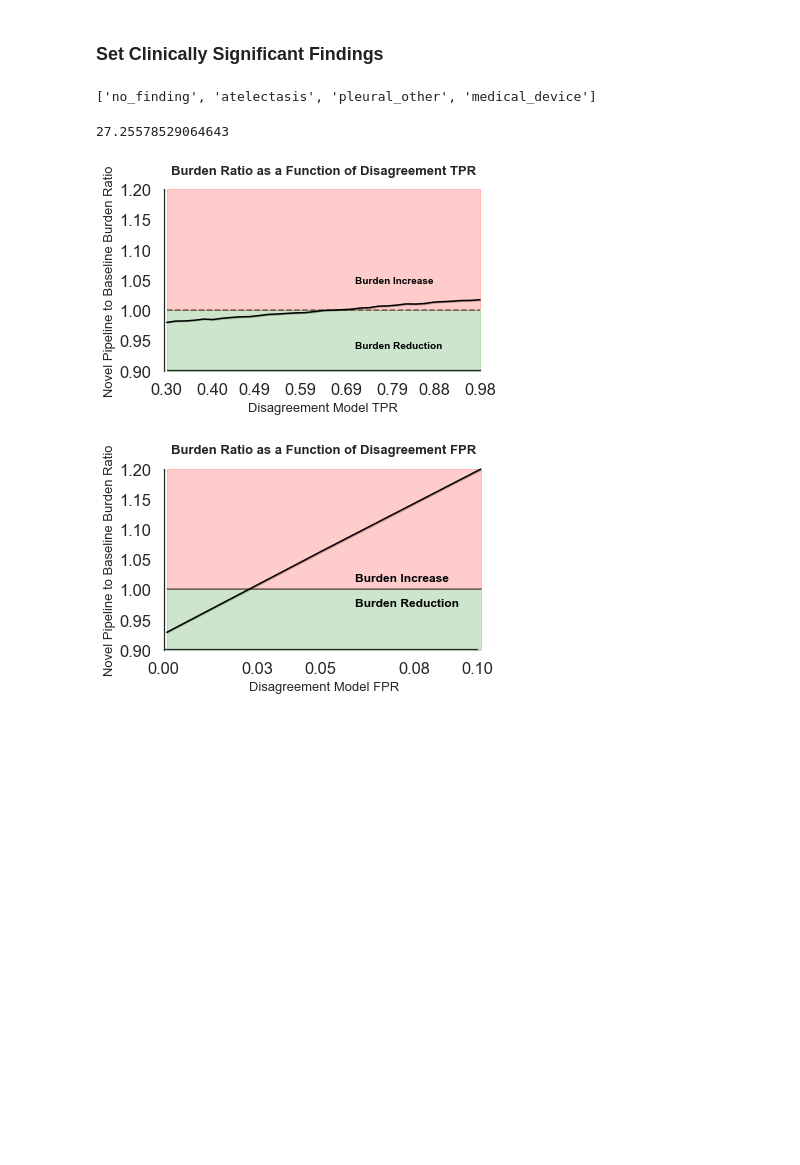
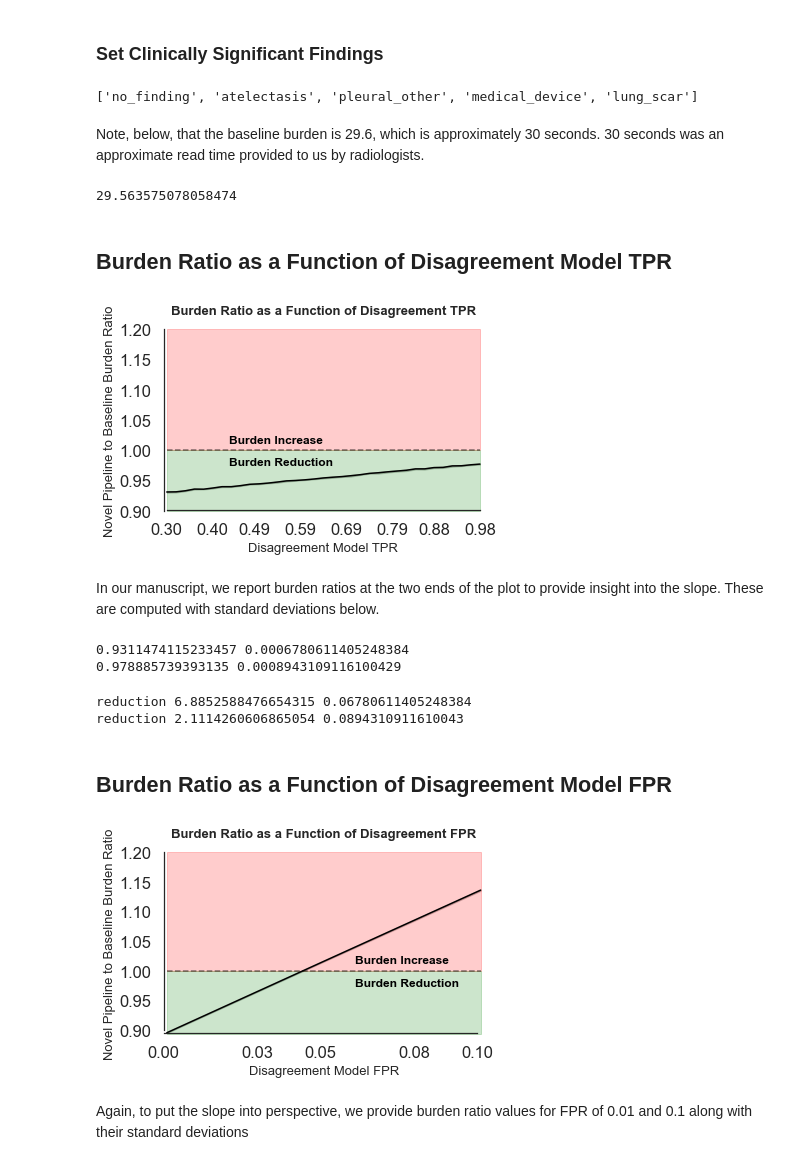
Before and after one commit to morgsmss7/RadAI_Usage, a Jupyter notebook: notebooks/Burden_Comparison_Demo.ipynb, the cells around one changed output. Drawn from its saved outputs; the diff is of its cells as text; code cells hidden in the pictures; blank space fills up the shorter version.

```diff
--- a/notebooks/Burden_Comparison_Demo.ipynb
+++ b/notebooks/Burden_Comparison_Demo.ipynb
@@ -31,17 +34,8 @@ drop = ['border',
          'pulmonary_scar',
          'lung_opacity',
          'airspace_opacity',
-         'other_findings']
-
-findings = []
-for i in list(data.columns):
-    if 'ai_' == i[0:3]:
-        add = True
-        for j in drop:
-            if j in i:
-                add=False
-        if add:
-            findings.append(i[3::])
+         'other_findings',
+         'enlarged_cardiomediastinum']
 # %% [markdown]
 ### Merge Eqiuvalent Findings
 # %%
@@ -53,12 +47,22 @@ data['ai_lung_scar'] = data[['ai_fibrosis', 'ai_pulmonary_scar']].max(axis=1)
 # %% [markdown]
 ### Set Clinically Significant Findings
 # %%
+findings = []
+for i in list(data.columns):
+    if 'ai_' == i[0:3]:
+        add = True
+        for j in drop:
+            if j in i:
+                add=False
+        if add:
+            findings.append(i[3::])
+
 sig_findings = [
     'cardiomegaly',
     'cavitation',
     'consolidation',
     'edema',
-    'enlarged_cardiomediastinum',
+    #'enlarged_cardiomediastinum',
     'fracture',
     'lung_lesion',
     'opacity',
@@ -74,20 +78,51 @@ sig_findings = [
 non_sig_findings = [i for i in findings if i not in sig_findings]
 non_sig_findings
 # %% [output]
-['no_finding', 'atelectasis', 'pleural_other', 'medical_device']
+['no_finding', 'atelectasis', 'pleural_other', 'medical_device', 'lung_scar']
+# %% [markdown]
+Note, below, that the baseline burden is 29.6, which is approximately 30 seconds. 30 seconds was an approximate read time provided to us by radiologists.
 # %%
 np.sum(np.array(utils.pipeline_comparison_by_leaf_base(data, findings, constants,weighted=True))*21)
 # %% [output]
-27.25578529064643
+29.563575078058474
+# %% [markdown]
+## Burden Ratio as a Function of Disagreement Model TPR
 # %%
-utils.plot_Disagreement_sim_TPR_line(data, FPR_d, P_sec_read, findings, sig_findings, constants,
+df_scores = utils.plot_Disagreement_sim_TPR_line(data, FPR_d, P_sec_read, findings, sig_findings, constants,
                                      TPR_ds = np.arange(0.3, 1, 0.02),
                                      text=True, n_trials = 10, save_fig = True)
 # %% [output]
-[figure, old version]
+[figure, new version]
+# %% [markdown]
+In our manuscript, we report burden ratios at the two ends of the plot to provide insight into the slope. These are computed with standard deviations below.
+# %%
+TPR_d_left = []
+for i in range(10):
+    TPR_d_left.append(utils.pipeline_comparison(data, 0.3, FPR_d, 0.05, findings, sig_findings, constants, print_it=False))
+TPR_d_left = np.asarray(TPR_d_left)
+print(TPR_d_left.mean(), TPR_d_left.std())
+
+TPR_d_right = []
+for i in range(10):
+    TPR_d_right.append(utils.pipeline_comparison(data, 1, FPR_d, 0.05, findings, sig_findings, constants, print_it=False))
+TPR_d_right = np.asarray(TPR_d_right)
+print(TPR_d_right.mean(), TPR_d_right.std())
+# %% [output]
+0.9311474115233457 0.0006780611405248384
+0.978885739393135 0.0008943109116100429
+# %%
+print('reduction', (1-TPR_d_left.mean())*100, TPR_d_left.std()*100)
+print('reduction', (1-TPR_d_right.mean())*100, TPR_d_right.std()*100)
+# %% [output]
+reduction 6.8852588476654315 0.06780611405248384
+reduction 2.1114260606865054 0.0894310911610043
+# %% [markdown]
+## Burden Ratio as a Function of Disagreement Model FPR
 # %%
 utils.plot_Disagreement_sim_FPR_line(data, TPR_d, P_sec_read, findings, sig_findings, constants,
                                      FPR_ds = np.arange(0.001, 0.12, 0.05),
                                      text=True, n_trials = 10, save_fig = True)
 # %% [output]
-[figure, old version]
+[figure, new version]
+# %% [markdown]
+Again, to put the slope into perspective, we provide burden ratio values for FPR of 0.01 and 0.1 along with their standard deviations
```
Also changed, not shown: parts of 38 cells of this notebook, 1 other file.
